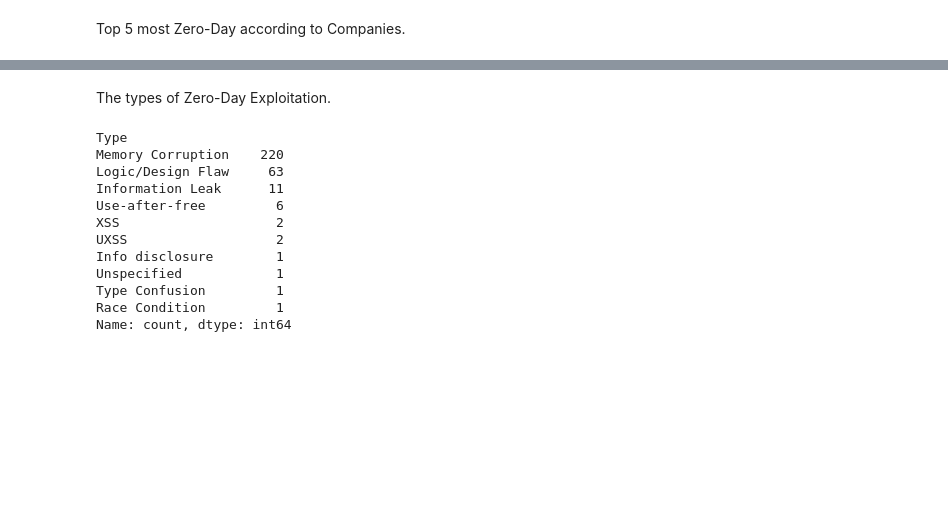
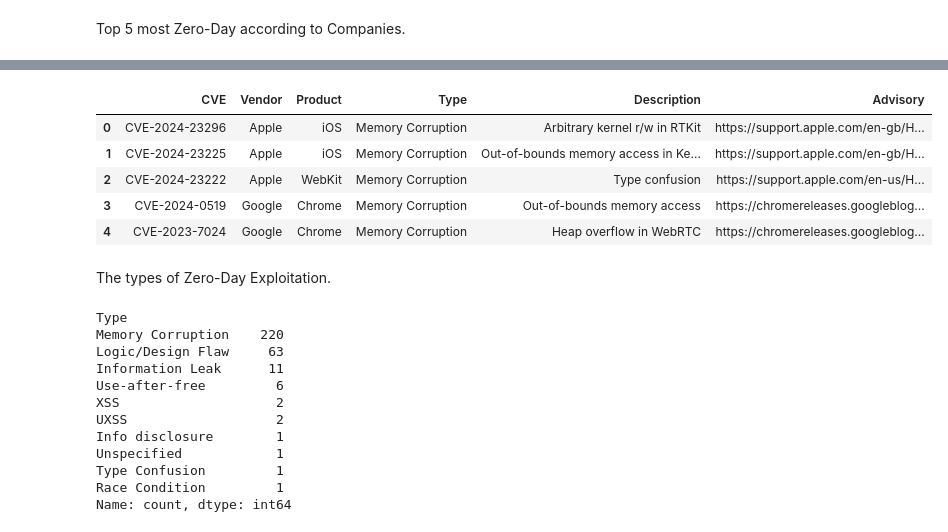
Before and after one commit to samirbhattarai135/Google-Zero-Day-in-the-Wild, a Jupyter notebook: Classification based on Exploitation Type/Model Tuning.ipynb, the cells around one changed output, grey strips where cells are left out. Cells and saved outputs as stored; diff of their text form; code cells hidden in the pictures; blank space fills up the shorter version.

```diff
--- a/Classification based on Exploitation Type/Model Tuning.ipynb
+++ b/Classification based on Exploitation Type/Model Tuning.ipynb
@@ -48,3 +69,13 @@ plt.show()
+# %%
+df_cleaned = df.drop(columns=['Date Discovered', 'Date Patched','Analysis URL', 'Root Cause Analysis', 'Reported By'])
+df_cleaned.head()
+# %% [output]
+|  | CVE | Vendor | Product | Type | Description | Advisory |
+| 0 | CVE-2024-23296 | Apple | iOS | Memory Corruption | Arbitrary kernel r/w in RTKit | https://support.apple.com/en-gb/H... |
+| 1 | CVE-2024-23225 | Apple | iOS | Memory Corruption | Out-of-bounds memory access in Ke... | https://support.apple.com/en-gb/H... |
+| 2 | CVE-2024-23222 | Apple | WebKit | Memory Corruption | Type confusion | https://support.apple.com/en-us/H... |
+| 3 | CVE-2024-0519 | Google | Chrome | Memory Corruption | Out-of-bounds memory access | https://chromereleases.googleblog... |
+| 4 | CVE-2023-7024 | Google | Chrome | Memory Corruption | Heap overflow in WebRTC | https://chromereleases.googleblog... |
 # %% [markdown]
 The types of Zero-Day Exploitation.
 # %%
```
Also changed, not shown: parts of 28 cells of this notebook, 2 other files.
